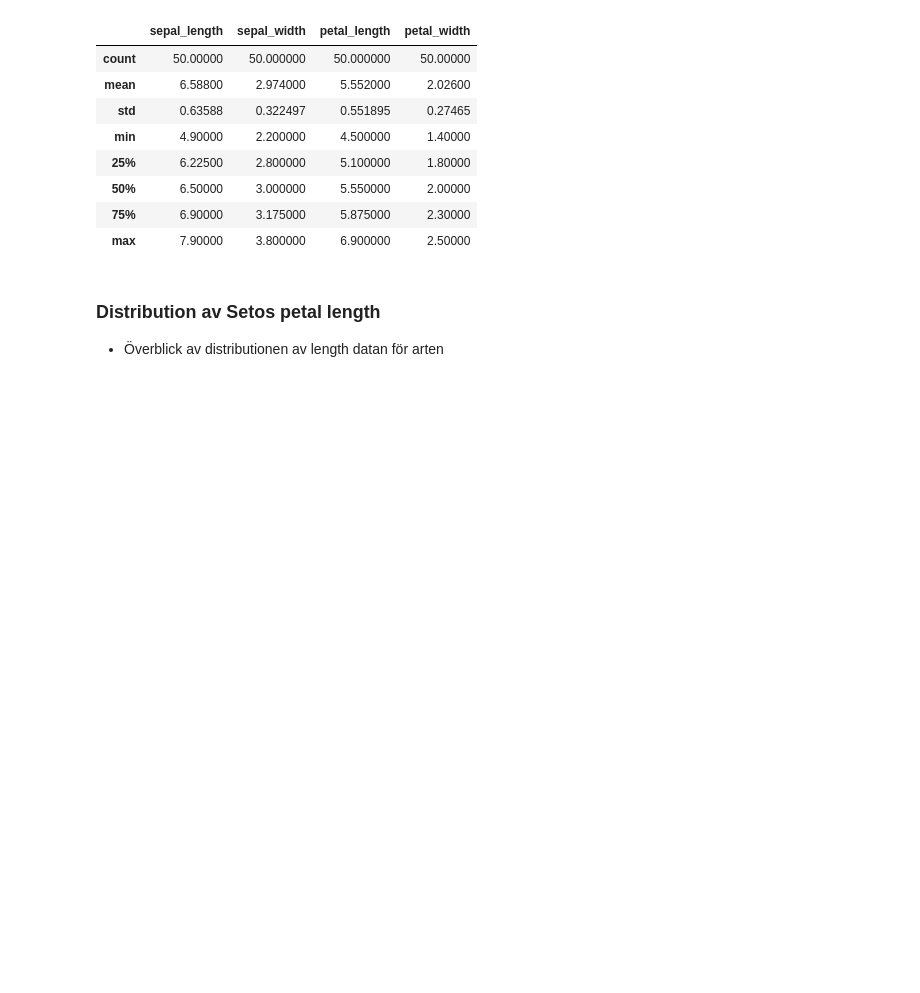
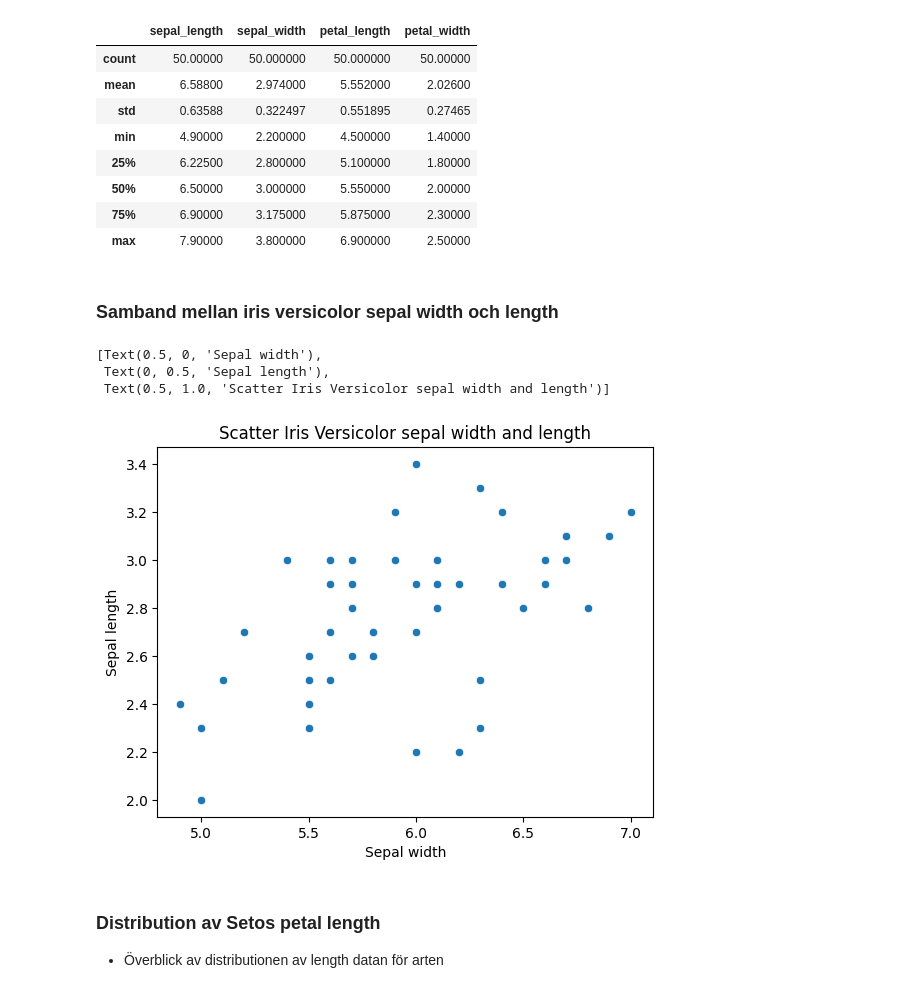
Before and after one commit to SauronGunnars/Statistiska-Metoder-Sara-Gunnars, a Jupyter notebook: rapport.ipynb, the cells around one changed output. Saved outputs shown, nothing was run; the diff lists cells and outputs as text; code cells hidden in the pictures; blank space fills up the shorter version.

```diff
--- a/rapport.ipynb
+++ b/rapport.ipynb
@@ -111,3 +102,16 @@ virginica_petal_length_std = iris_virginica['petal_length'].std()
+# %% [markdown]
+### Samband mellan iris versicolor sepal width och length
+# %%
+iris_versicolor_sorted = iris_versicolor.sort_values(by= 'sepal_width')
+# plots data from df iris versicolor, sepal width and length)
+fig = sns.scatterplot(data = iris_versicolor_sorted, x = 'sepal_length', y = 'sepal_width')
+#Set labels of x ax and titel
+fig.set(xlabel = "Sepal width", ylabel = "Sepal length", title= 'Scatter Iris Versicolor sepal width and length')
+# %% [output]
+[Text(0.5, 0, 'Sepal width'),
+ Text(0, 0.5, 'Sepal length'),
+ Text(0.5, 1.0, 'Scatter Iris Versicolor sepal width and length')]
+[figure, added]
 # %% [markdown]
 ### Distribution av Setos petal length
 - Överblick av distributionen av length datan för arten
```
Also changed, not shown: parts of 2 cells of this notebook.
